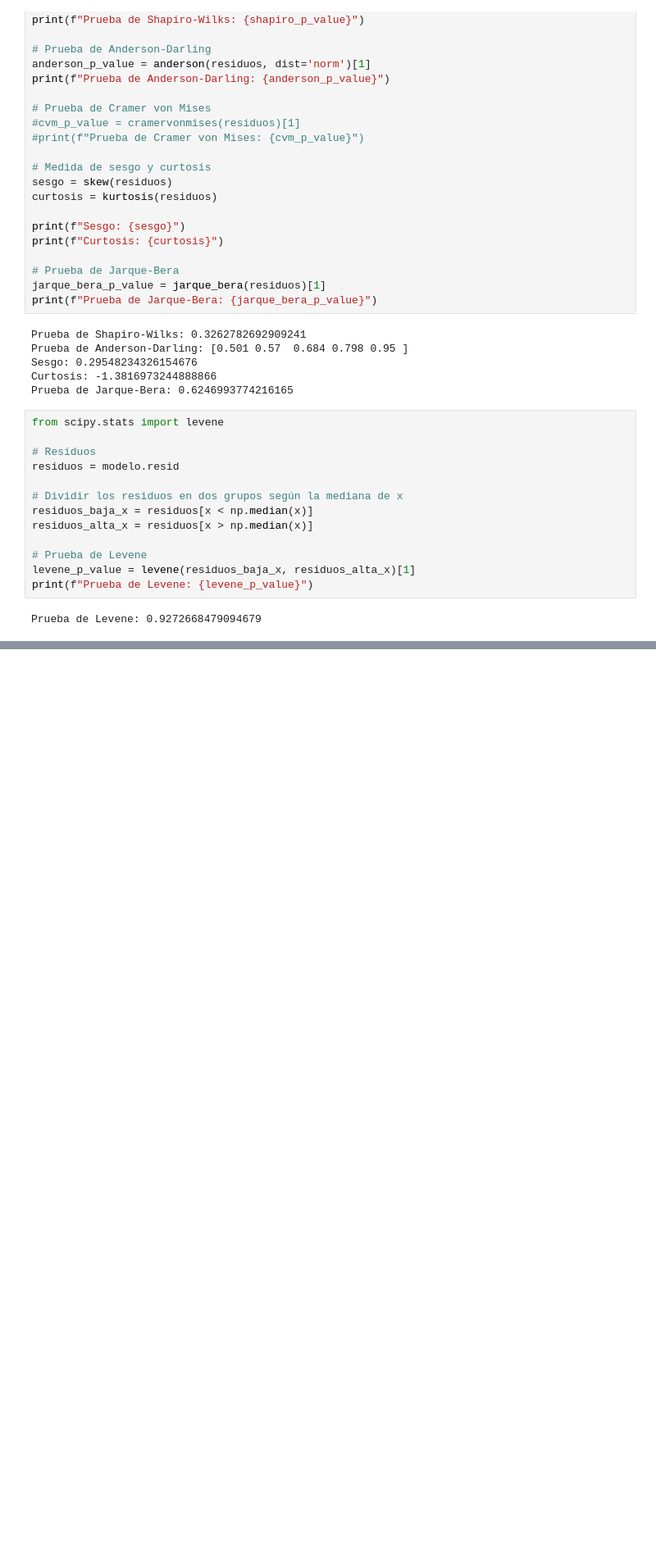
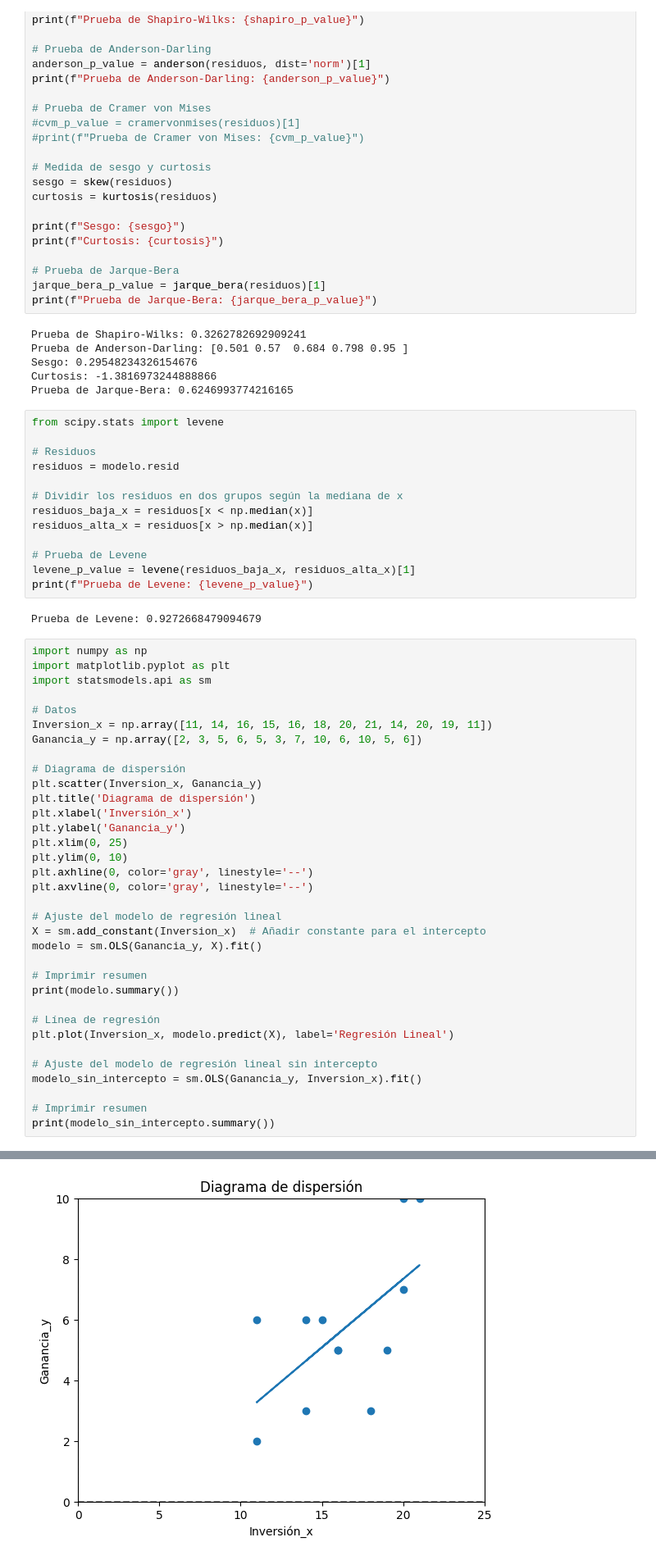
Before and after one commit to jaimeisaac2020/Python-analsisis-basicos, a Jupyter notebook: anova1_regresion_simple.ipynb, the cells around one changed output, grey strips where cells are left out. Shown at 82% size. Saved outputs shown, nothing was run; the diff lists cells and outputs as text; blank space fills up the shorter version.

```diff
--- a/anova1_regresion_simple.ipynb
+++ b/anova1_regresion_simple.ipynb
@@ -400,3 +400,38 @@ levene_p_value = levene(residuos_baja_x, residuos_alta_x)[1]
 print(f"Prueba de Levene: {levene_p_value}")
 # %% [output]
 Prueba de Levene: 0.9272668479094679
+# %%
+import numpy as np
+import matplotlib.pyplot as plt
+import statsmodels.api as sm
+
+# Datos
+Inversion_x = np.array([11, 14, 16, 15, 16, 18, 20, 21, 14, 20, 19, 11])
+Ganancia_y = np.array([2, 3, 5, 6, 5, 3, 7, 10, 6, 10, 5, 6])
+
+# Diagrama de dispersión
+plt.scatter(Inversion_x, Ganancia_y)
+plt.title('Diagrama de dispersión')
+plt.xlabel('Inversión_x')
+plt.ylabel('Ganancia_y')
+plt.xlim(0, 25)
+plt.ylim(0, 10)
+plt.axhline(0, color='gray', linestyle='--')
+plt.axvline(0, color='gray', linestyle='--')
+
+# Ajuste del modelo de regresión lineal
+X = sm.add_constant(Inversion_x)  # Añadir constante para el intercepto
+modelo = sm.OLS(Ganancia_y, X).fit()
+
+# Imprimir resumen
+print(modelo.summary())
+
+# Línea de regresión
+plt.plot(Inversion_x, modelo.predict(X), label='Regresión Lineal')
+
+# Ajuste del modelo de regresión lineal sin intercepto
+modelo_sin_intercepto = sm.OLS(Ganancia_y, Inversion_x).fit()
+
+# Imprimir resumen
+print(modelo_sin_intercepto.summary())
+# %% [output]
@@ -402,0 +455 @@ Prueba de Levene: 0.9272668479094679
+[figure, added]
```
Also changed, not shown: parts of 6 cells of this notebook.
